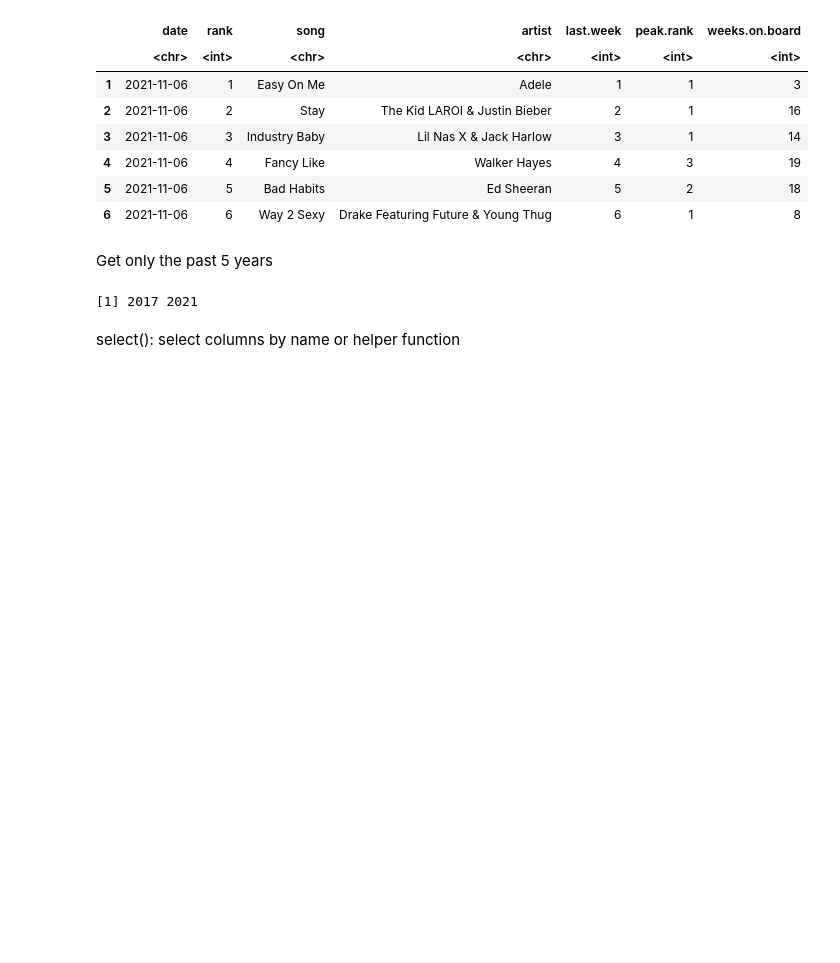
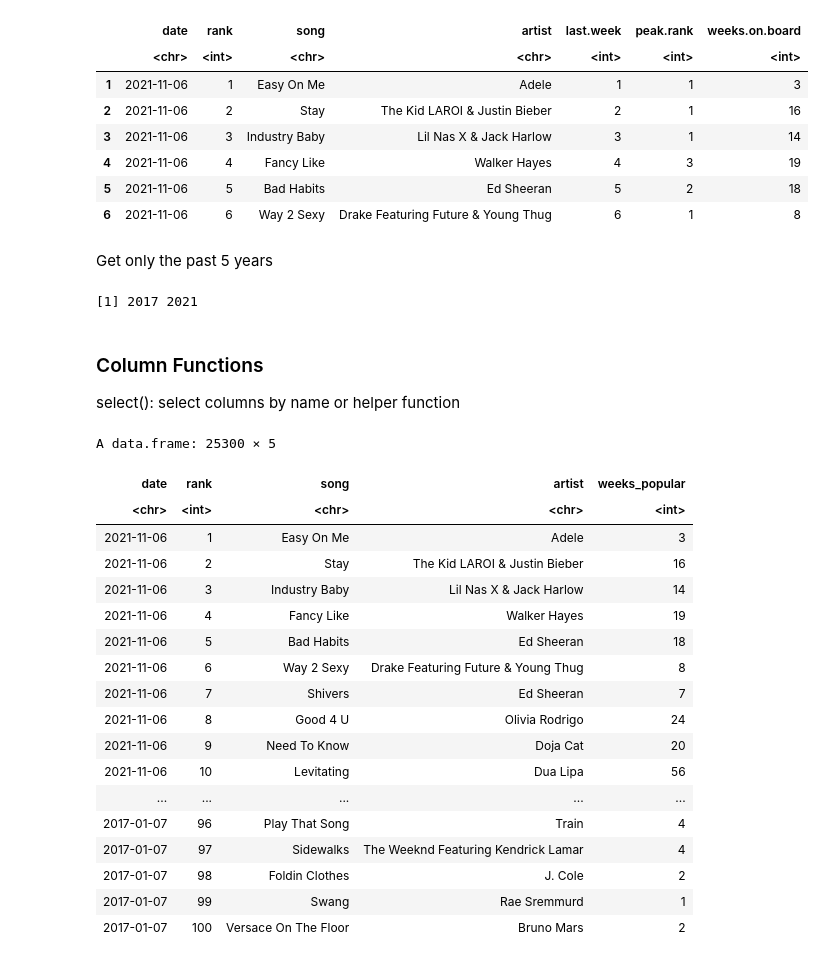
Before and after one commit to glennnoronha/R, a Jupyter notebook: dplyr_practice.ipynb, the cells around one changed output. Saved outputs shown, nothing was run; the diff lists cells and outputs as text; code cells hidden in the pictures; blank space fills up the shorter version.

Commit message:
dplyr essential built in functions

```diff
--- a/dplyr_practice.ipynb
+++ b/dplyr_practice.ipynb
@@ -36,7 +36,30 @@ range(last_5_years$year)
 # %% [output]
 [1] 2017 2021
 # %% [markdown]
+### Column Functions
 select(): select columns by name or helper function
 # %%
-last_5_years %>%
-  select(data,song, weeks_popular = "weeks-on-board")
+billboard100 <- last_5_years %>%
+  select(date:artist, weeks_popular = weeks.on.board)
+
+billboard100
+# %% [output]
+A data.frame: 25300 × 5
+| date | rank | song | artist | weeks_popular |
+| <chr> | <int> | <chr> | <chr> | <int> |
+| 2021-11-06 | 1 | Easy On Me | Adele | 3 |
+| 2021-11-06 | 2 | Stay | The Kid LAROI & Justin Bieber | 16 |
+| 2021-11-06 | 3 | Industry Baby | Lil Nas X & Jack Harlow | 14 |
+| 2021-11-06 | 4 | Fancy Like | Walker Hayes | 19 |
+| 2021-11-06 | 5 | Bad Habits | Ed Sheeran | 18 |
+| 2021-11-06 | 6 | Way 2 Sexy | Drake Featuring Future & Young Thug | 8 |
+| 2021-11-06 | 7 | Shivers | Ed Sheeran | 7 |
+| 2021-11-06 | 8 | Good 4 U | Olivia Rodrigo | 24 |
+| 2021-11-06 | 9 | Need To Know | Doja Cat | 20 |
+| 2021-11-06 | 10 | Levitating | Dua Lipa | 56 |
+| ... | ... | ... | ... | ... |
+| 2017-01-07 | 96 | Play That Song | Train | 4 |
+| 2017-01-07 | 97 | Sidewalks | The Weeknd Featuring Kendrick Lamar | 4 |
+| 2017-01-07 | 98 | Foldin Clothes | J. Cole | 2 |
+| 2017-01-07 | 99 | Swang | Rae Sremmurd | 1 |
+| 2017-01-07 | 100 | Versace On The Floor | Bruno Mars | 2 |
```
Also changed, not shown: parts of 18 cells of this notebook.
